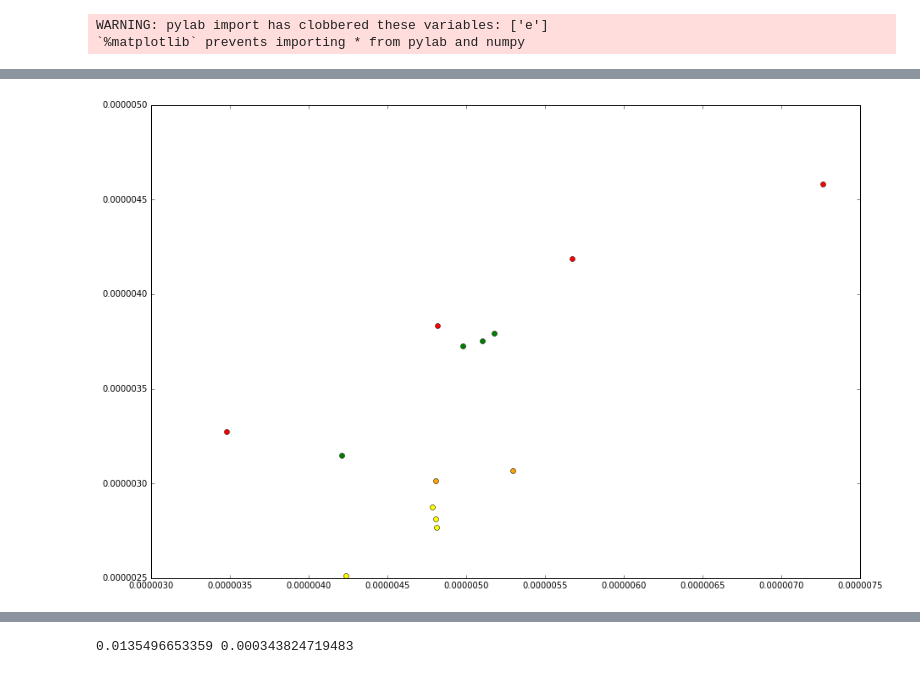
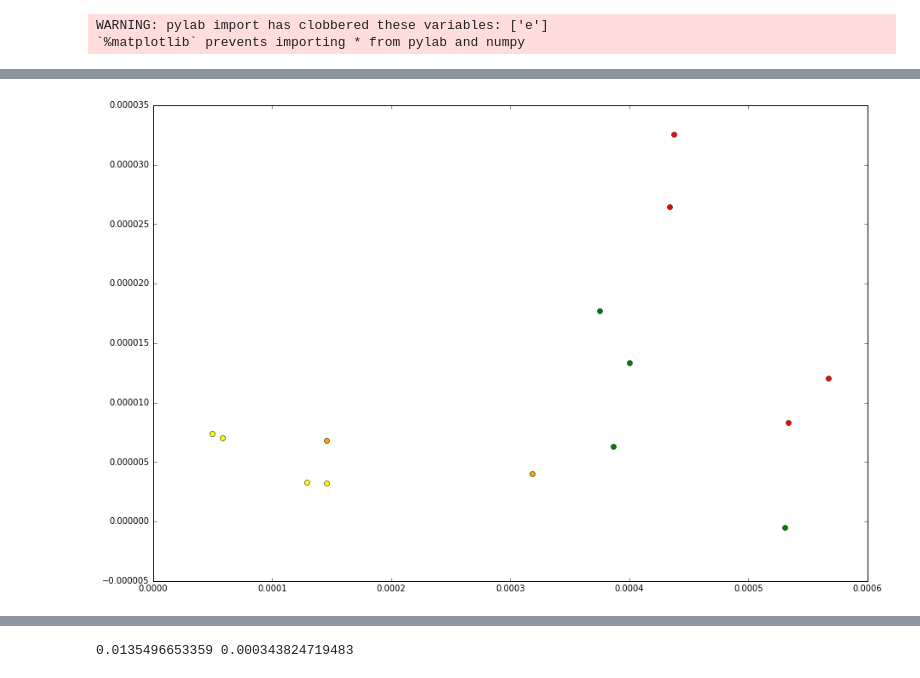
Before and after one commit to spatrickdoyle/doyle-ml-toolkit, a Jupyter notebook: Optimized Model Testing.ipynb, the cells around one changed output, grey strips where cells are left out. Saved outputs shown, nothing was run; the diff lists cells and outputs as text; code cells hidden in the pictures.

```diff
--- a/Optimized Model Testing.ipynb
+++ b/Optimized Model Testing.ipynb
@@ -84,0 +100,39 @@ Cancer [('Cancer', 0.99998694908387187)] [('1', 0.99998623373280249)]
+# %%
+CancerModel.train(UterusCaseA)
+print CancerModel.test(UterusCaseA)
+CancerModel2.train(UterusCaseA)
+print CancerModel2.test(UterusCaseA)
+CancerModel3.train(UterusCaseA)
+print CancerModel3.test(UterusCaseA)
+CancerModel4.train(UterusCaseA)
+print CancerModel4.test(UterusCaseA)
+print ''
+
+CancerModel.train(UterusCaseB)
+print CancerModel.test(UterusCaseB)
+CancerModel2.train(UterusCaseB)
+print CancerModel2.test(UterusCaseB)
+CancerModel3.train(UterusCaseB)
+print CancerModel3.test(UterusCaseB)
+CancerModel4.train(UterusCaseB)
+print CancerModel4.test(UterusCaseB)
+print ''
+
+CancerModel.train(KidneySectionB)
+print CancerModel.test(KidneySectionB)
+CancerModel2.train(KidneySectionB)
+print CancerModel2.test(KidneySectionB)
+CancerModel3.train(KidneySectionB)
+print CancerModel3.test(KidneySectionB)
+CancerModel4.train(KidneySectionB)
+print CancerModel4.test(KidneySectionB)
+print ''
+
+CancerModel.train(KidneySectionC)
+print CancerModel.test(KidneySectionC)
+CancerModel2.train(KidneySectionC)
+print CancerModel2.test(KidneySectionC)
+CancerModel3.train(KidneySectionC)
+print CancerModel3.test(KidneySectionC)
+CancerModel4.train(KidneySectionC)
+print CancerModel4.test(KidneySectionC)
@@ -85,15 +159,15 @@ Cancer [('Cancer', 0.99998694908387187)] [('1', 0.99998623373280249)]
 # %%
 classes = sorted(list(set(KidneySectionC.getAllY())))
 colors = ['red','orange','yellow','green','blue']
 for i in range(len(classes)):
     x = []
     y = []
     for row in range(len(KidneySectionC.getAllFeatures()[0])):
         if KidneySectionC.getAllY()[row] == classes[i]:
-            x.append(float(np.imag(KidneySectionC.getAllFeatures()[0][row][2][0])))
-            y.append(float(np.imag(KidneySectionC.getAllFeatures()[0][row][3][0])))
+            x.append(KidneySectionC.getFeaturesBySweep(row,0,1)[0])
+            y.append(KidneySectionC.getFeaturesBySweep(row,0,1)[1])
     plt.plot(x,y,color=colors[i],marker='o',linewidth=0)
 
 plt.show()
 # %% [output]
-[figure, old version]
+[figure, new version]
```
Also changed, not shown: parts of 9 cells of this notebook, 3 other files.
